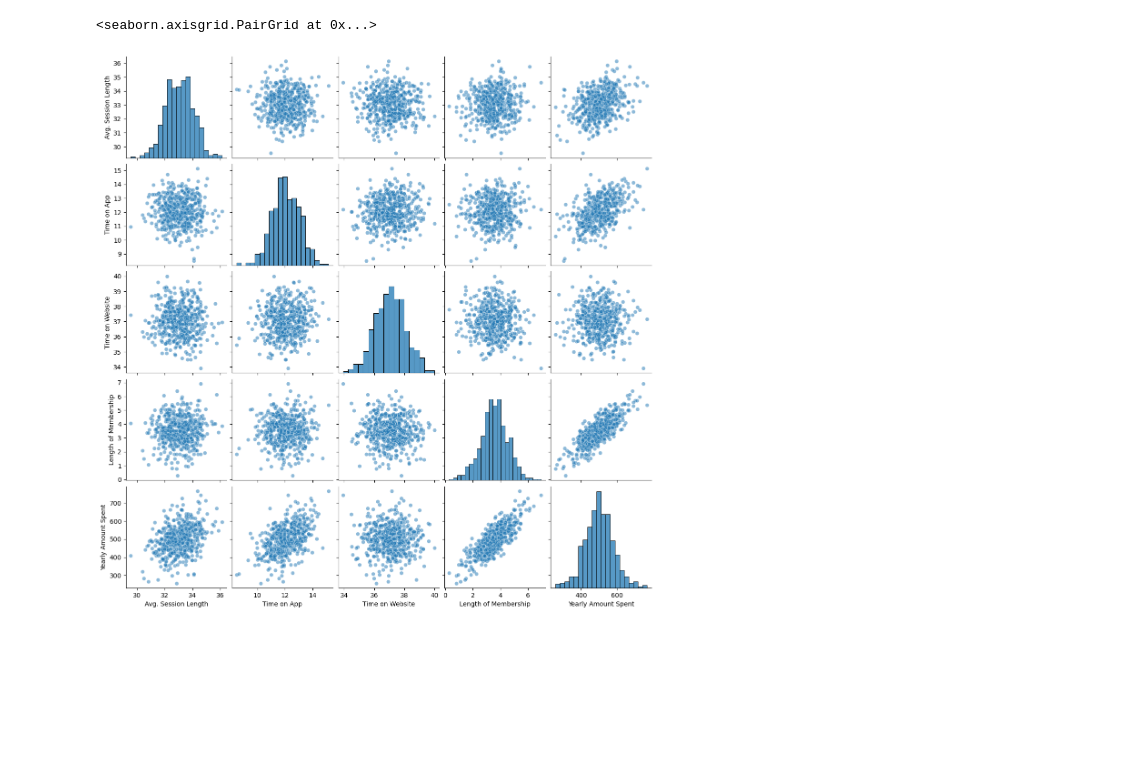
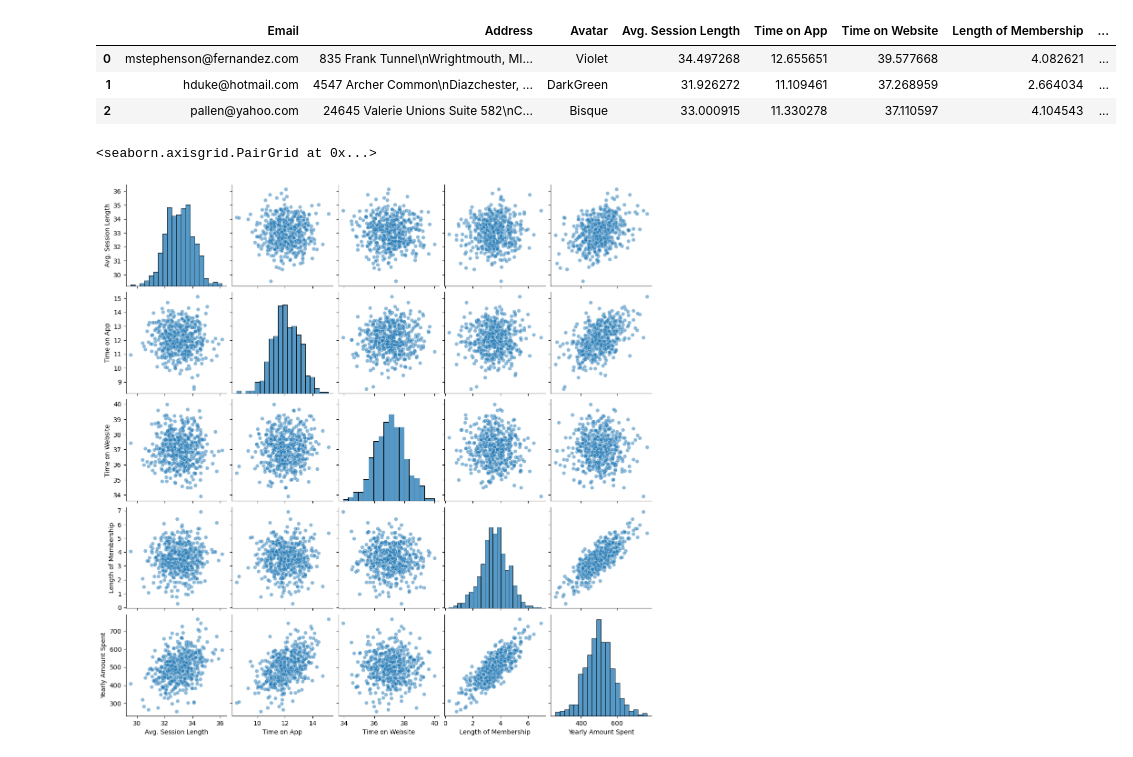
Before and after one commit to Iteba/Data-Science-Practice, a Jupyter notebook: Ecommerce_Linear_Regression_Practice/Ecommerce_Linear_Regression_Practice.ipynb, the cells around one changed output. Saved outputs shown, nothing was run; the diff lists cells and outputs as text; code cells hidden in the pictures; blank space fills up the shorter version.

```diff
--- a/Ecommerce_Linear_Regression_Practice/Ecommerce_Linear_Regression_Practice.ipynb
+++ b/Ecommerce_Linear_Regression_Practice/Ecommerce_Linear_Regression_Practice.ipynb
@@ -15,0 +9,3 @@ sns.jointplot(x="Time on App", y="Yearly Amount Spent", data=df, alpha=0.5)
+# %%
+url = 'https://raw.githubusercontent.com/Iteba/Data-Science-Practice/refs/heads/main/Ecommerce_Linear_Regression_Practice/ecommerce.csv'
+df = pd.read_csv(url)
@@ -16,3 +45,10 @@ sns.jointplot(x="Time on App", y="Yearly Amount Spent", data=df, alpha=0.5)
+# %%
+df.head(3)
+# %% [output]
+|  | Email | Address | Avatar | Avg. Session Length | Time on App | Time on Website | Length of Membership | ... |
+| 0 | mstephenson@fernandez.com | 835 Frank Tunnel\nWrightmouth, MI... | Violet | 34.497268 | 12.655651 | 39.577668 | 4.082621 | ... |
+| 1 | hduke@hotmail.com | 4547 Archer Common\nDiazchester, ... | DarkGreen | 31.926272 | 11.109461 | 37.268959 | 2.664034 | ... |
+| 2 | pallen@yahoo.com | 24645 Valerie Unions Suite 582\nC... | Bisque | 33.000915 | 11.330278 | 37.110597 | 4.104543 | ... |
 # %%
 sns.pairplot(df, kind='scatter', plot_kws={'alpha': 0.5})
 # %% [output]
```
Also changed, not shown: parts of 34 cells of this notebook.
